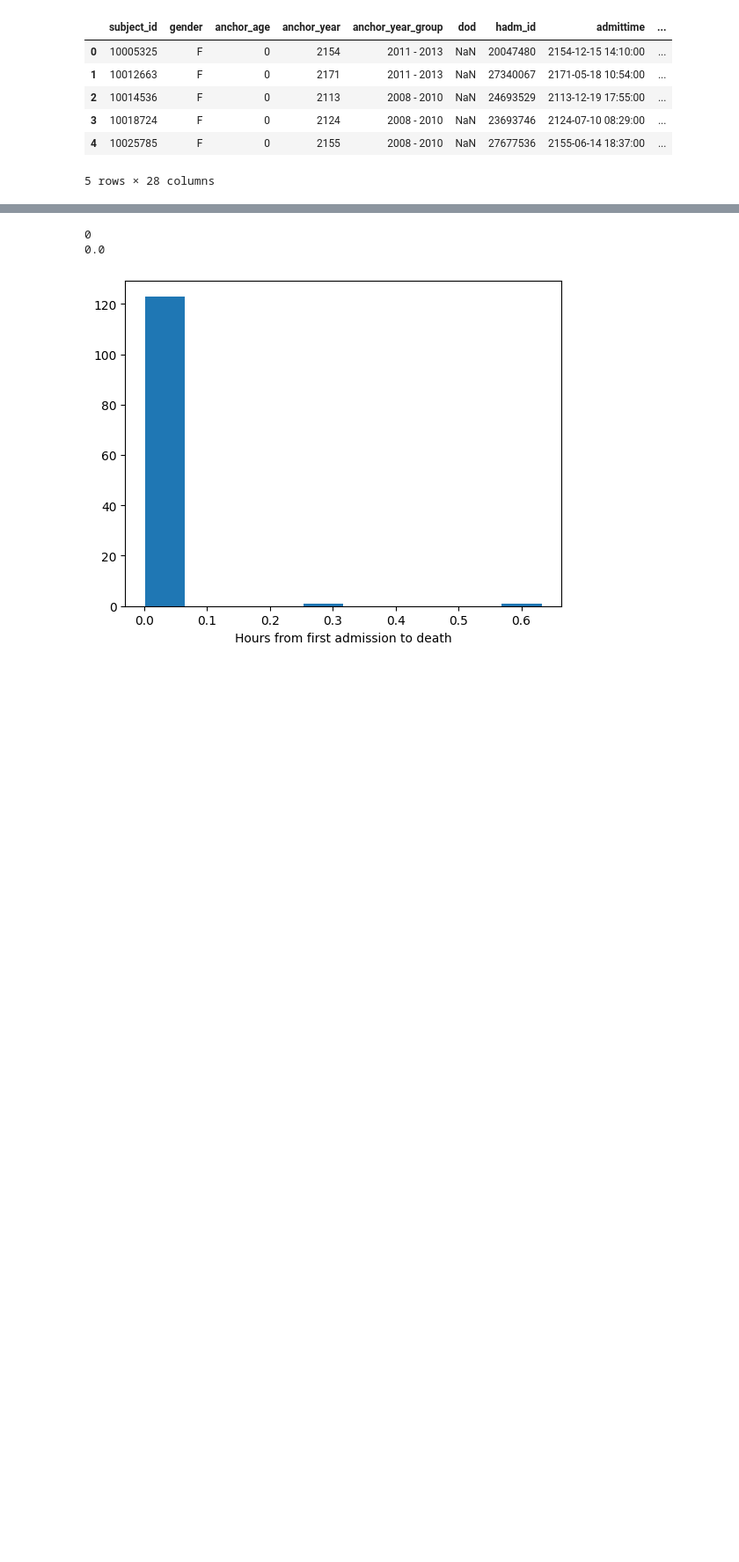
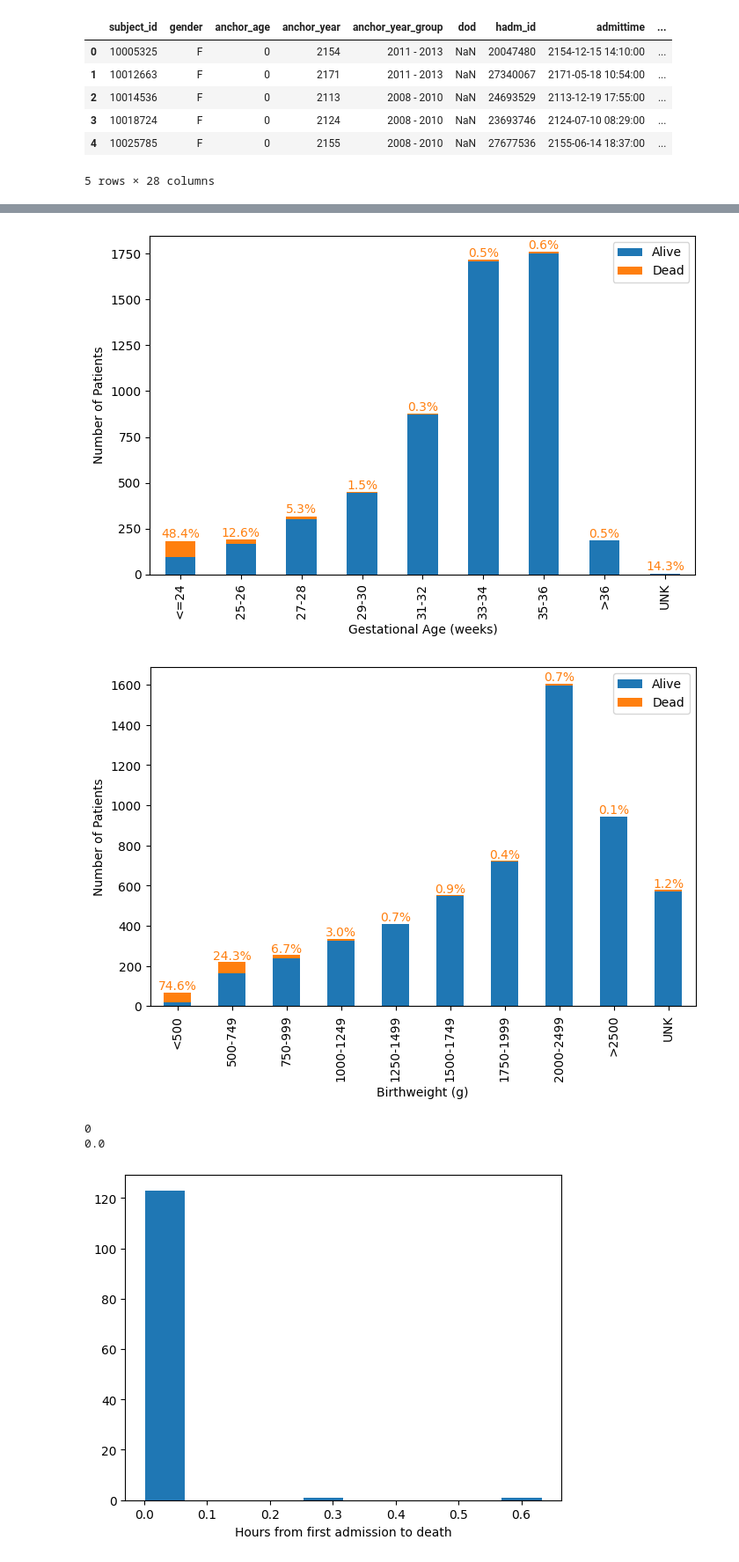
Before and after one commit to irith-kat/NICU-MP, a Jupyter notebook: initial_analysis.ipynb, the cells around one changed output, grey strips where cells are left out. Shown: that part at 88% size. Drawn from its saved outputs; the diff is of its cells as text; code cells hidden in the pictures; blank space fills up the shorter version.

Commit message:
Plotted BW and GA against outcome

```diff
--- a/initial_analysis.ipynb
+++ b/initial_analysis.ipynb
@@ -249 +291,4 @@ final_cohort_ga_bw.head()
+# %%
+ga_outcome_counts = ga_outcome_counts.pivot(index='ga', columns='hospital_expire_flag', values='count').reindex(ga)
+bw_outcome_counts = bw_outcome_counts.pivot(index='bw', columns='hospital_expire_flag', values='count').reindex(bw)
 # %%
@@ -257,3 +305,30 @@ plt.show()
+# %%
+ax = ga_outcome_counts.plot(kind='bar', stacked=True, figsize=(8,5))
+for i, x in enumerate(ga_outcome_counts.index):
+    alive = ga_outcome_counts.loc[x, 0]
+    dead = ga_outcome_counts.loc[x, 1]
+    total = alive + dead
+    if total > 0:
+        pct_dead = 100 * dead / total
+        ax.text(i, total + 1, f"{pct_dead:.1f}%", ha='center', va='bottom', fontsize=10, color='C1')
+ax.set_xlabel('Gestational Age (weeks)')
+ax.set_ylabel('Number of Patients')
+ax.legend(labels=['Alive', 'Dead'])
+ax = bw_outcome_counts.plot(kind='bar', stacked=True, figsize=(8,5))
+for i, x in enumerate(bw_outcome_counts.index):
+    alive = bw_outcome_counts.loc[x, 0]
+    dead = bw_outcome_counts.loc[x, 1]
+    total = alive + dead
+    if total > 0:
+        pct_dead = 100 * dead / total
+        ax.text(i, total + 1, f"{pct_dead:.1f}%", ha='center', va='bottom', fontsize=10, color='C1')
+ax.set_xlabel('Birthweight (g)')
+ax.set_ylabel('Number of Patients')
+ax.legend(labels=['Alive', 'Dead'])
+plt.show()
+# %% [output]
+[figure, added]
+[figure, added]
 # %%
 dead_cohort = final_cohort[final_cohort['hospital_expire_flag'] == 1].copy()
 dead_cohort['death_nicu_diff'] = pd.to_datetime(dead_cohort['deathtime']).astype(int)/(10**9)/60/60 - pd.to_datetime(dead_cohort['intime']).astype(int)/(10**9)/60/60
```
Also changed, not shown: parts of 11 cells of this notebook.
